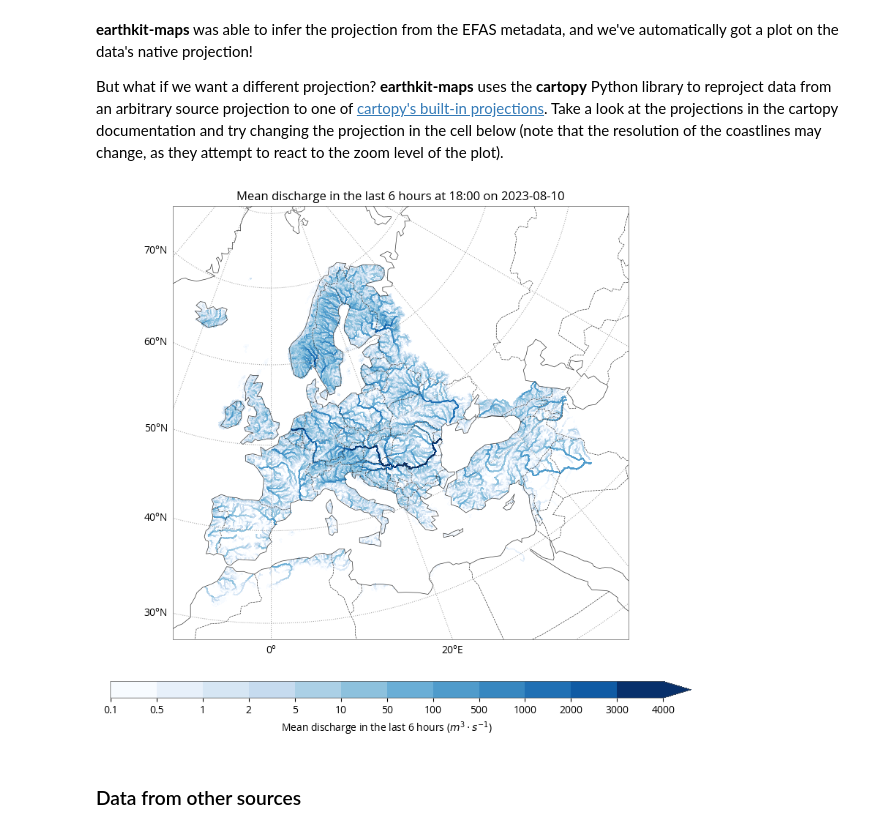
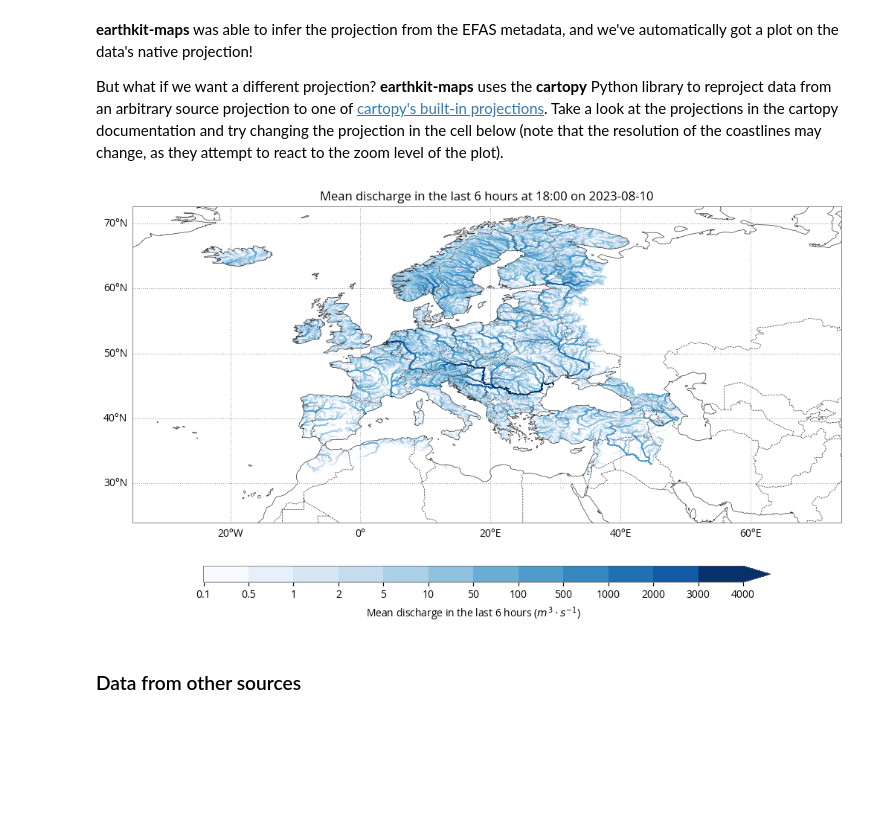
Before and after one commit to ecmwf-projects/c3s-ga-training, a Jupyter notebook: notebooks/02_visualisation_basics.ipynb, the cells around one changed output. Saved outputs shown, nothing was run; the diff lists cells and outputs as text; code cells hidden in the pictures; blank space fills up the shorter version.

Commit message:
Fixes environment issues in visualisation notebook

```diff
--- a/notebooks/02_visualisation_basics.ipynb
+++ b/notebooks/02_visualisation_basics.ipynb
@@ -154,9 +140,9 @@ But what if we want a different projection? **earthkit-maps** uses the **cartopy
 # %%
 import cartopy.crs as ccrs
 
-ek.maps.quickplot(dis06, crs=ccrs.NorthPolarStereo())
+ek.maps.quickplot(dis06, crs=ccrs.PlateCarree())
 # %% [output]
-[figure, old version]
+[figure, new version]
 # %% [markdown]
 ### Data from other sources
 # %% [markdown]
```
Also changed, not shown: parts of 9 cells of this notebook.
